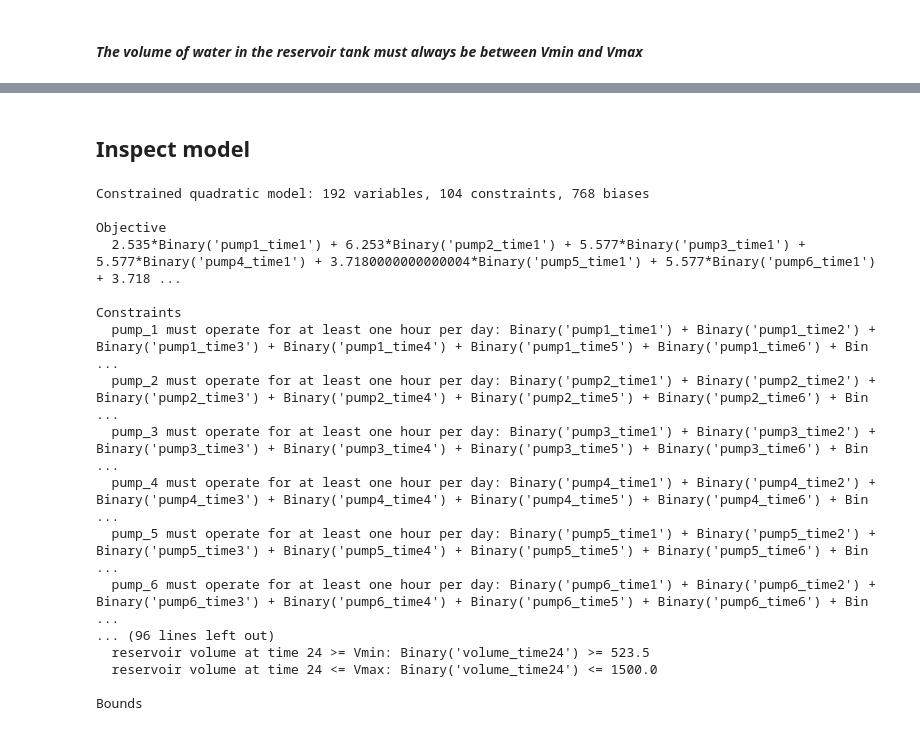
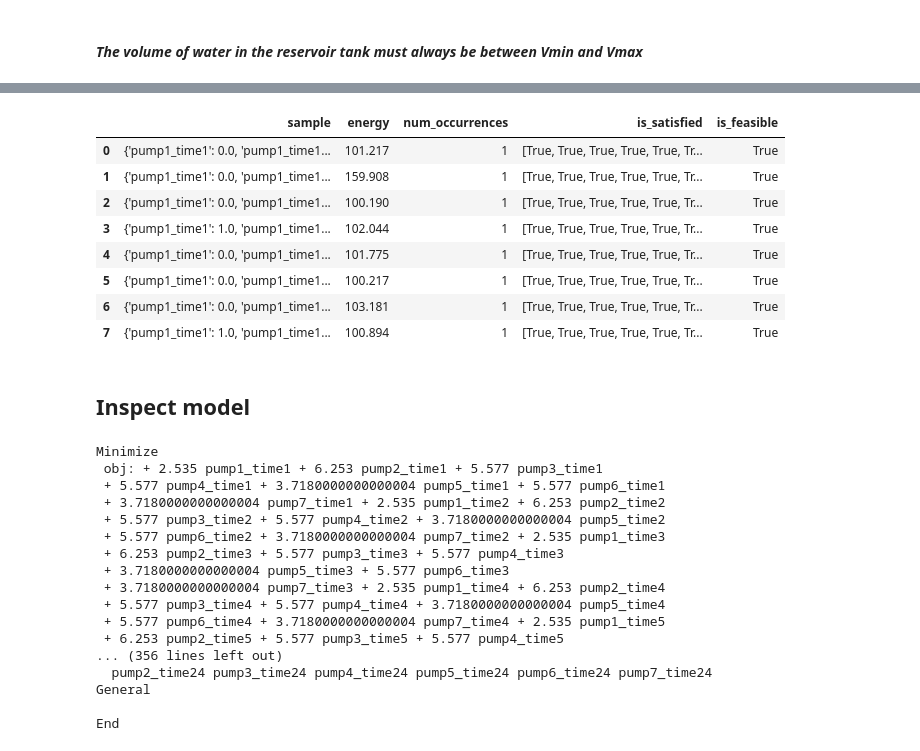
Before and after one commit to mhlr/reservoir-management, a Jupyter notebook: notebooks/ReservoirManagement.ipynb, the cells around one changed output, grey strips where cells are left out. Saved outputs shown, nothing was run; the diff lists cells and outputs as text; code cells hidden in the pictures.

Commit message:
Solve in Leap. Show & save LP format.

```diff
--- a/notebooks/ReservoirManagement.ipynb
+++ b/notebooks/ReservoirManagement.ipynb
@@ -206,13 +207,14 @@ model.add_constraint(volume(schedule.time.max()) >= reservoir.Vinit);
 for time in schedule.time:
     model.add_constraint(
         volume(time-1) + inflow(time) - volume(time) == water_demand(time),
-        f"reservoir volume at time_{time} = volume at time_{time-1} + inflow at time_{time} - water demand at time_{time}"
+        #f"reservoir volume at time_{time} = volume_at time_{time-1} + inflow at time_{time} - water demand at time_{time}"
+        f"volume_at_time{time}"
     )
     model.add_constraint(
         volume(time) >= reservoir.Vmin,
-        f"reservoir volume at time {time} >= Vmin"
+        f"reservoir_volume_at_time_{time}_at_least_Vmin"
     )
     model.add_constraint(
         volume(time) <= reservoir.Vmax,
-        f"reservoir volume at time {time} <= Vmax"
+        f"reservoir_volume_at_time_{time}at_most_Vmax"
     )
@@ -218,0 +223,6 @@ for time in schedule.time:
+# %%
+sampler = dw.LeapHybridCQMSampler()
+# %%
+%%time
+samples = sampler.sample_cqm(model, time_limit=20)
+samples.resolve()
@@ -219,2 +232,16 @@ for time in schedule.time:
+# %%
+feasible = samples.filter(lambda d: d.is_feasible)
+# %%
+feasible.to_pandas_dataframe(True)
+# %% [output]
+|  | sample | energy | num_occurrences | is_satisfied | is_feasible |
+| 0 | {'pump1_time1': 0.0, 'pump1_time1... | 101.217 | 1 | [True, True, True, True, True, Tr... | True |
+| 1 | {'pump1_time1': 0.0, 'pump1_time1... | 159.908 | 1 | [True, True, True, True, True, Tr... | True |
+| 2 | {'pump1_time1': 0.0, 'pump1_time1... | 100.190 | 1 | [True, True, True, True, True, Tr... | True |
+| 3 | {'pump1_time1': 1.0, 'pump1_time1... | 102.044 | 1 | [True, True, True, True, True, Tr... | True |
+| 4 | {'pump1_time1': 0.0, 'pump1_time1... | 101.775 | 1 | [True, True, True, True, True, Tr... | True |
+| 5 | {'pump1_time1': 0.0, 'pump1_time1... | 100.217 | 1 | [True, True, True, True, True, Tr... | True |
+| 6 | {'pump1_time1': 0.0, 'pump1_time1... | 103.181 | 1 | [True, True, True, True, True, Tr... | True |
+| 7 | {'pump1_time1': 1.0, 'pump1_time1... | 100.894 | 1 | [True, True, True, True, True, Tr... | True |
 # %% [markdown]
 ## Inspect model
@@ -223,20 +247,0 @@ model._STR_MAX_DISPLAY_ITEMS = 1000
-# %%
-print(model)
-# %% [output]
-Constrained quadratic model: 192 variables, 104 constraints, 768 biases
-
-Objective
-  2.535*Binary('pump1_time1') + 6.253*Binary('pump2_time1') + 5.577*Binary('pump3_time1') + 5.577*Binary('pump4_time1') + 3.7180000000000004*Binary('pump5_time1') + 5.577*Binary('pump6_time1') + 3.718 ...
-
-Constraints
-  pump_1 must operate for at least one hour per day: Binary('pump1_time1') + Binary('pump1_time2') + Binary('pump1_time3') + Binary('pump1_time4') + Binary('pump1_time5') + Binary('pump1_time6') + Bin ...
-  pump_2 must operate for at least one hour per day: Binary('pump2_time1') + Binary('pump2_time2') + Binary('pump2_time3') + Binary('pump2_time4') + Binary('pump2_time5') + Binary('pump2_time6') + Bin ...
-  pump_3 must operate for at least one hour per day: Binary('pump3_time1') + Binary('pump3_time2') + Binary('pump3_time3') + Binary('pump3_time4') + Binary('pump3_time5') + Binary('pump3_time6') + Bin ...
-  pump_4 must operate for at least one hour per day: Binary('pump4_time1') + Binary('pump4_time2') + Binary('pump4_time3') + Binary('pump4_time4') + Binary('pump4_time5') + Binary('pump4_time6') + Bin ...
-  pump_5 must operate for at least one hour per day: Binary('pump5_time1') + Binary('pump5_time2') + Binary('pump5_time3') + Binary('pump5_time4') + Binary('pump5_time5') + Binary('pump5_time6') + Bin ...
-  pump_6 must operate for at least one hour per day: Binary('pump6_time1') + Binary('pump6_time2') + Binary('pump6_time3') + Binary('pump6_time4') + Binary('pump6_time5') + Binary('pump6_time6') + Bin ...
-... (96 lines left out)
-  reservoir volume at time 24 >= Vmin: Binary('volume_time24') >= 523.5
-  reservoir volume at time 24 <= Vmax: Binary('volume_time24') <= 1500.0
-
-Bounds
@@ -242,0 +250,20 @@ Bounds
+# %%
+print(lp_dump)
+# %% [output]
+Minimize
+ obj: + 2.535 pump1_time1 + 6.253 pump2_time1 + 5.577 pump3_time1
+ + 5.577 pump4_time1 + 3.7180000000000004 pump5_time1 + 5.577 pump6_time1
+ + 3.7180000000000004 pump7_time1 + 2.535 pump1_time2 + 6.253 pump2_time2
+ + 5.577 pump3_time2 + 5.577 pump4_time2 + 3.7180000000000004 pump5_time2
+ + 5.577 pump6_time2 + 3.7180000000000004 pump7_time2 + 2.535 pump1_time3
+ + 6.253 pump2_time3 + 5.577 pump3_time3 + 5.577 pump4_time3
+ + 3.7180000000000004 pump5_time3 + 5.577 pump6_time3
+ + 3.7180000000000004 pump7_time3 + 2.535 pump1_time4 + 6.253 pump2_time4
+ + 5.577 pump3_time4 + 5.577 pump4_time4 + 3.7180000000000004 pump5_time4
+ + 5.577 pump6_time4 + 3.7180000000000004 pump7_time4 + 2.535 pump1_time5
+ + 6.253 pump2_time5 + 5.577 pump3_time5 + 5.577 pump4_time5
+... (356 lines left out)
+  pump2_time24 pump3_time24 pump4_time24 pump5_time24 pump6_time24 pump7_time24
+General
+
+End
```
Also changed, not shown: parts of 17 cells of this notebook, 1 other file.
